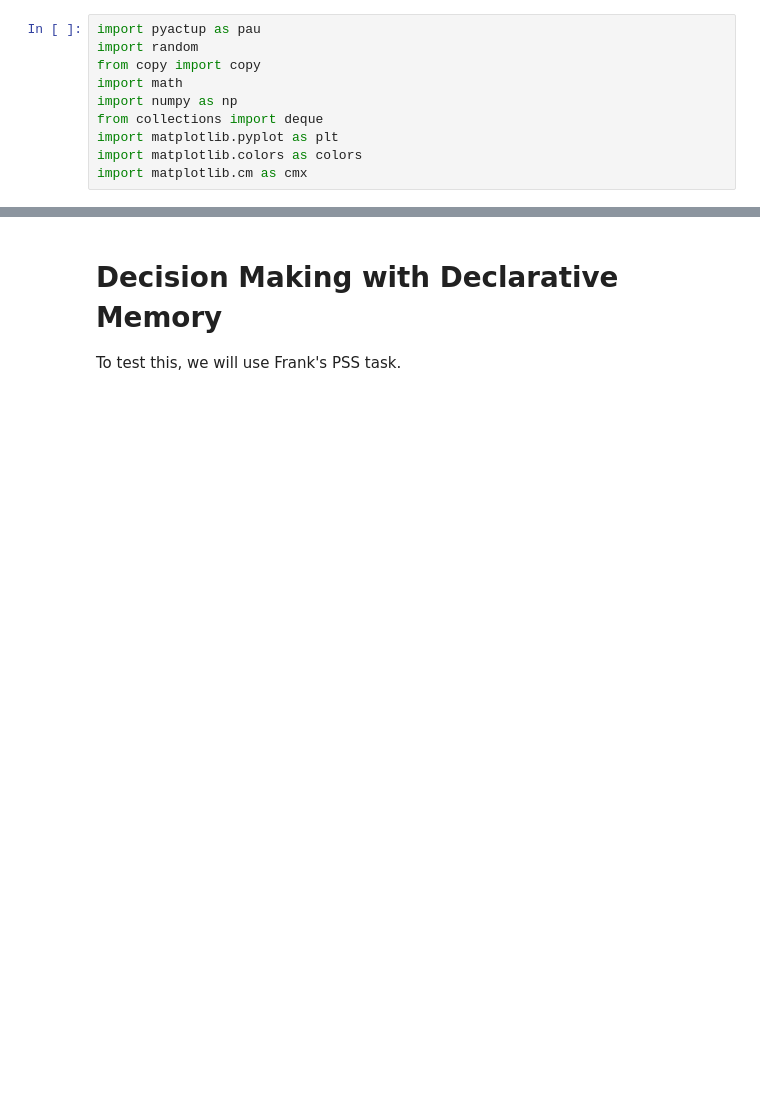
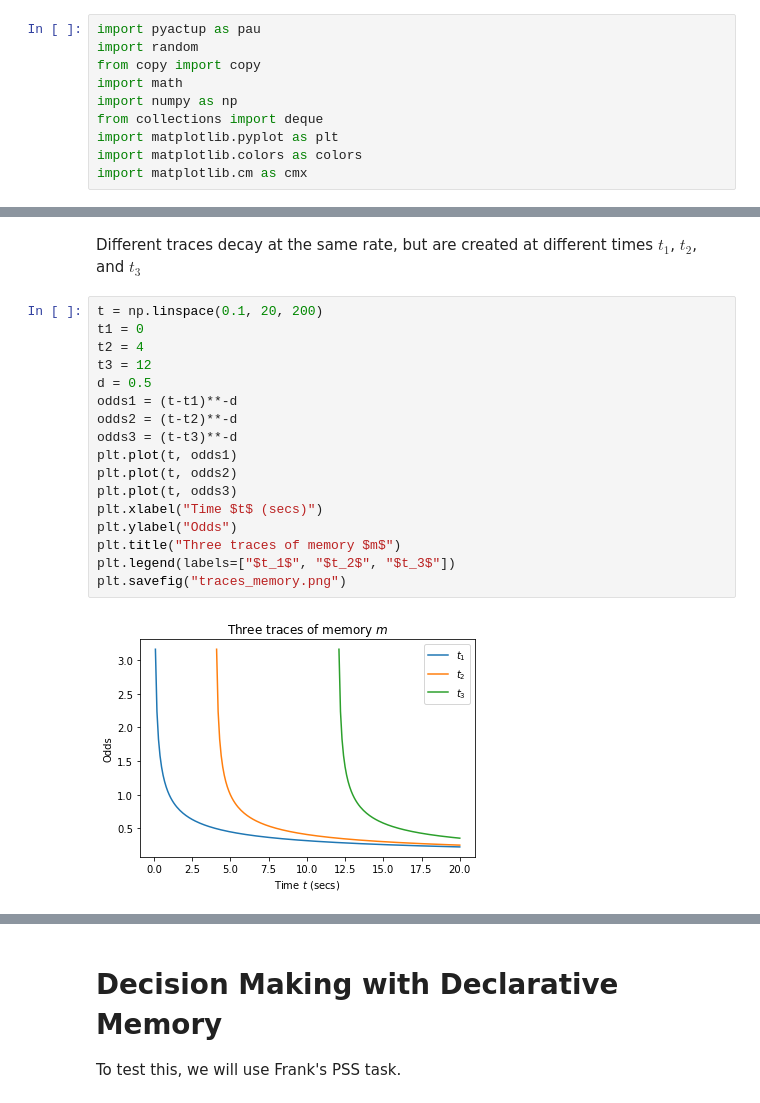
Before and after one commit to TheRealDrDre/CompCogNeuro, a Jupyter notebook: ACTR/declarative.ipynb, the cells around one changed output, grey strips where cells are left out. Drawn from its saved outputs; the diff is of its cells as text; blank space fills up the shorter version.

```diff
--- a/ACTR/declarative.ipynb
+++ b/ACTR/declarative.ipynb
@@ -10,0 +26,21 @@ import matplotlib.cm as cmx
+# %% [markdown]
+Different traces decay at the same rate, but are created at different times $t_1$, $t_2$, and $t_3$
+# %%
+t = np.linspace(0.1, 20, 200)
+t1 = 0
+t2 = 4
+t3 = 12
+d = 0.5
+odds1 = (t-t1)**-d
+odds2 = (t-t2)**-d
+odds3 = (t-t3)**-d
+plt.plot(t, odds1)
+plt.plot(t, odds2)
+plt.plot(t, odds3)
+plt.xlabel("Time $t$ (secs)")
+plt.ylabel("Odds")
+plt.title("Three traces of memory $m$")
+plt.legend(labels=["$t_1$", "$t_2$", "$t_3$"])
+plt.savefig("traces_memory.png")
+# %% [output]
+[figure, added]
```
Also changed, not shown: parts of 10 cells of this notebook, 15 other files.
